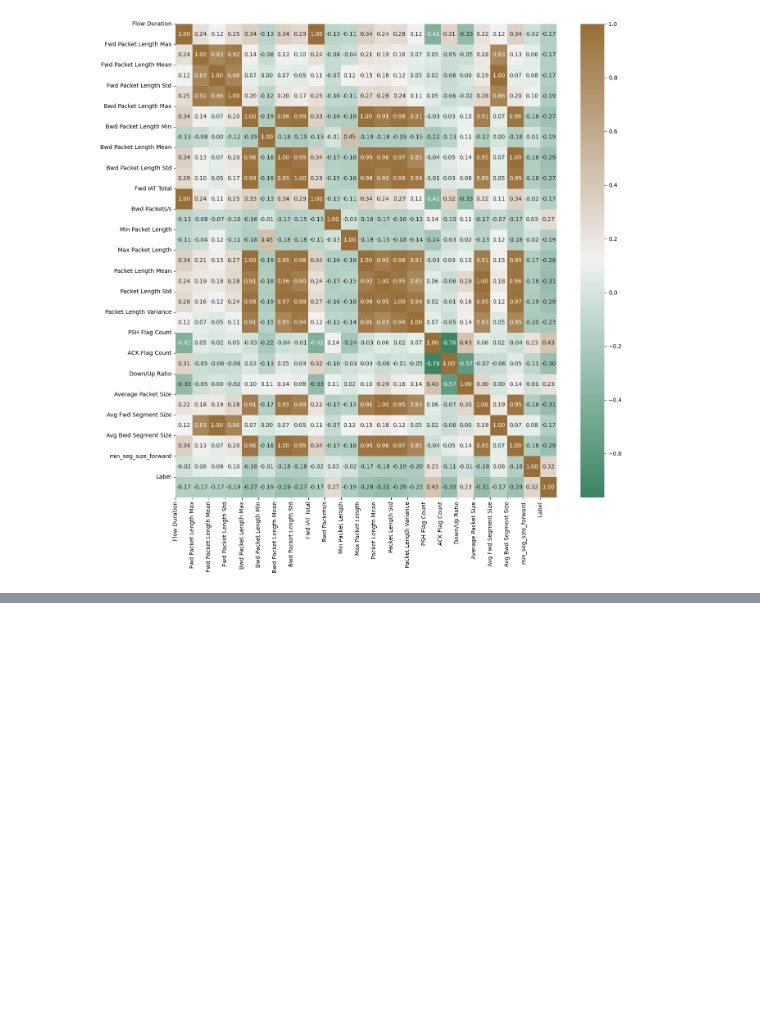
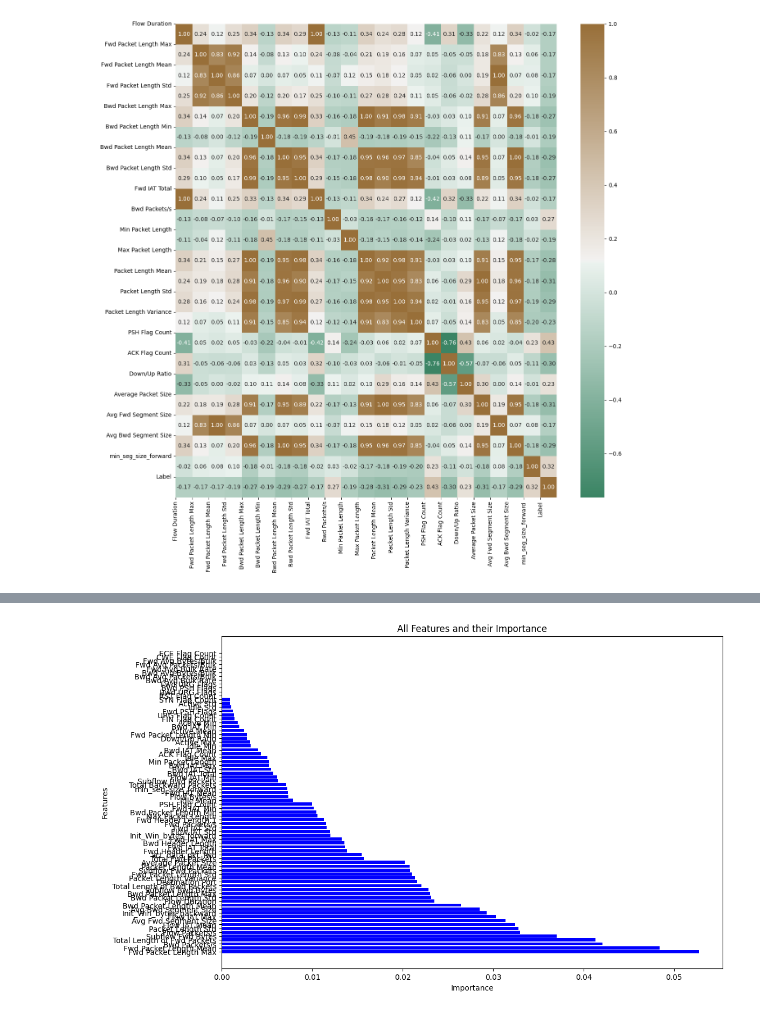
Before and after one commit to rosangithub/ANIDS, a Jupyter notebook: ANIDS.ipynb, the cells around one changed output, grey strips where cells are left out. Saved outputs shown, nothing was run; the diff lists cells and outputs as text; code cells hidden in the pictures; blank space fills up the shorter version.

```diff
--- a/ANIDS.ipynb
+++ b/ANIDS.ipynb
@@ -381,0 +437,15 @@ plt.show()
+# %%
+import matplotlib.pyplot as plt
+#assumming feature_importance-df is the datafram with feature importances
+#sort the dataframe by importance in  decending order
+feature_importance_df=feature_importance_df.sort_values(by='Importance',ascending=False)
+
+#create bar plot of all the features and their importance
+plt.figure(figsize=(12,8))
+plt.barh(feature_importance_df['Feature'],feature_importance_df['Importance'],color="blue")
+plt.xlabel('Importance')
+plt.ylabel('Features')
+plt.title('All Features and their Importance')
+plt.show()
+# %% [output]
+[figure, added]
```
Also changed, not shown: parts of 13 cells of this notebook.
